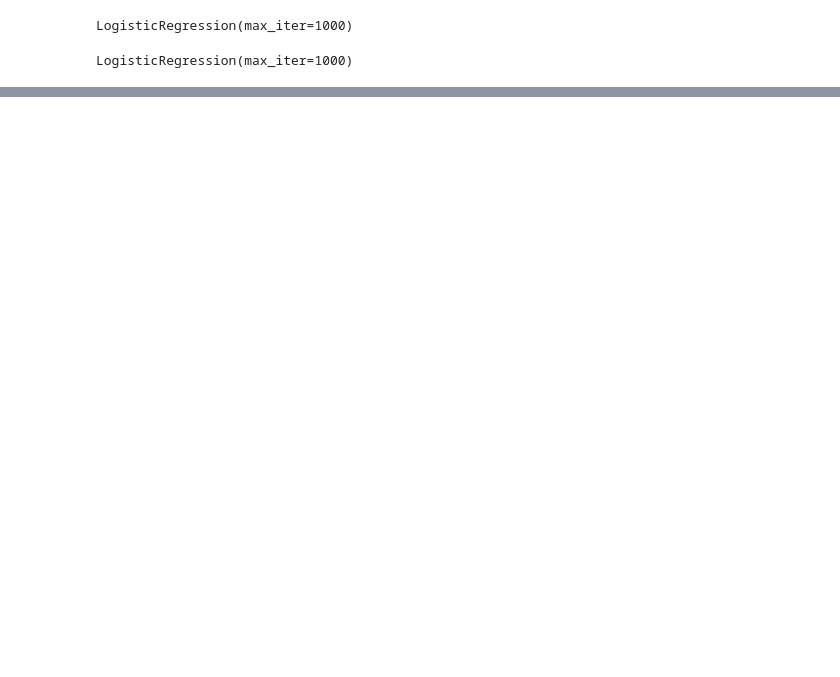
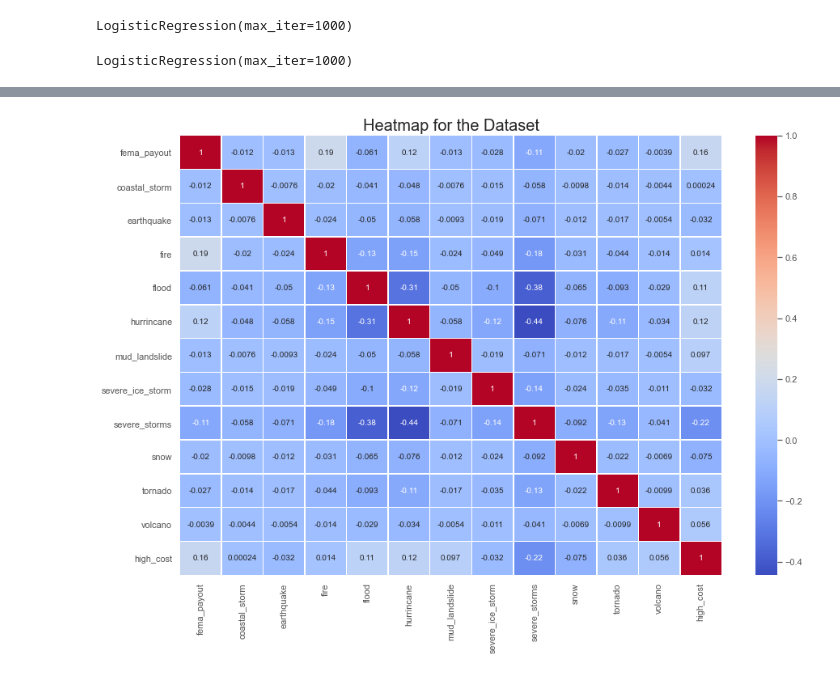
Before and after one commit to spicuzzi2010/Natural-Disaster-Analysis, a Jupyter notebook: ml/cost_logistic_regression.ipynb, the cells around one changed output, grey strips where cells are left out. Cells and saved outputs as stored; diff of their text form; code cells hidden in the pictures; blank space fills up the shorter version.

```diff
--- a/ml/cost_logistic_regression.ipynb
+++ b/ml/cost_logistic_regression.ipynb
@@ -31,0 +34,5 @@ print(X.shape, y.shape)
+# %%
+incidentCost.loc[incidentCost['obligationAmount'] > median, 'high_low'] = 'high'
+incidentCost.loc[incidentCost['obligationAmount'] < median, 'high_low'] = 'low'
+
+incidentCost.head()
@@ -75,0 +165,10 @@ pd.DataFrame({"Prediction": predictions, "Actual": y_test}).reset_index(drop=Tru
+# %%
+import seaborn as sns
+plt.rcParams['figure.figsize'] = (15, 10)
+plt.style.use('ggplot')
+sns.heatmap(incidentCost.corr(), annot = True, cmap = 'coolwarm', linewidths=0.5)
+plt.title('Heatmap for the Dataset', fontsize = 20)
+plt.savefig('images\dataset_heatmap')
+plt.show()
+# %% [output]
+[figure, added]
```
Also changed, not shown: parts of 23 cells of this notebook, 11 other files.
